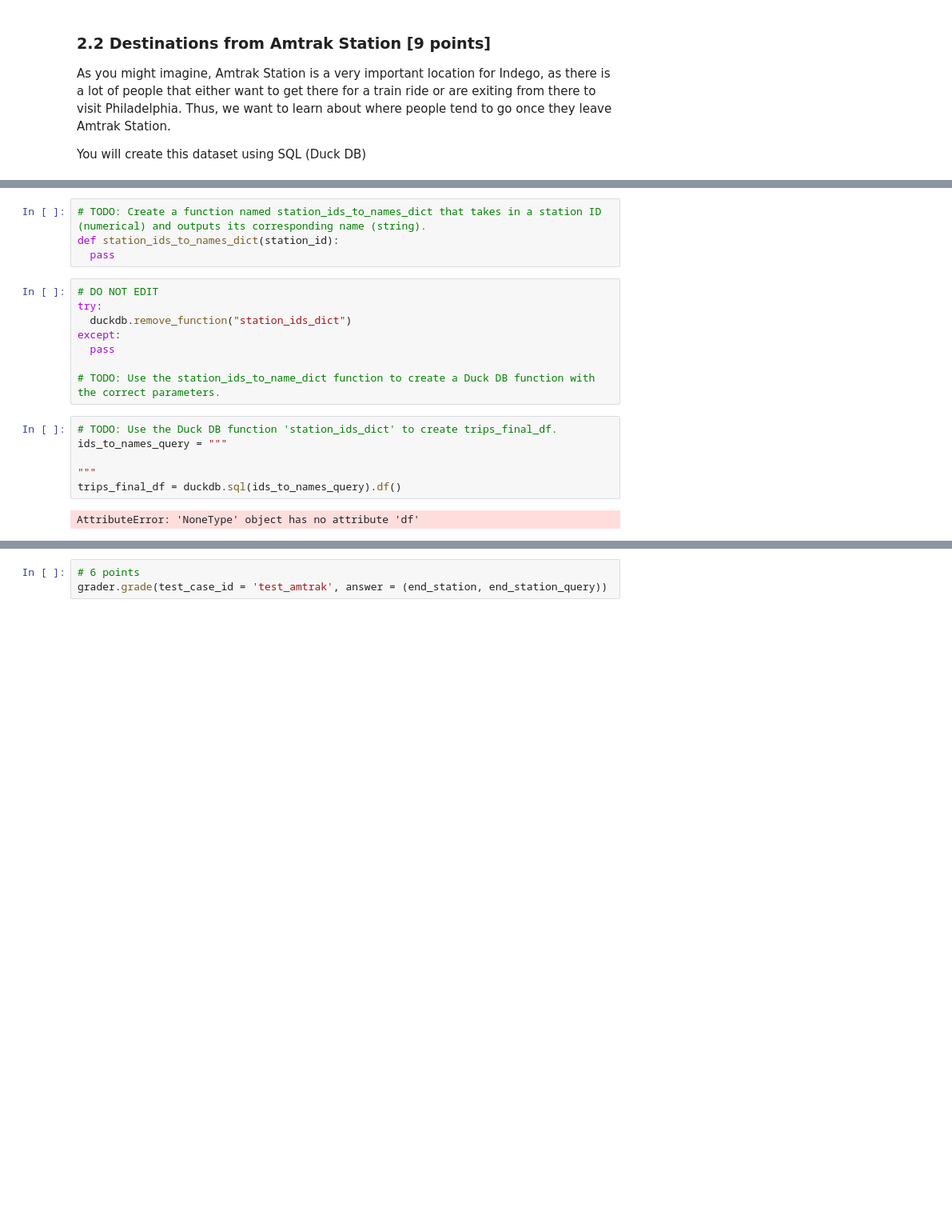
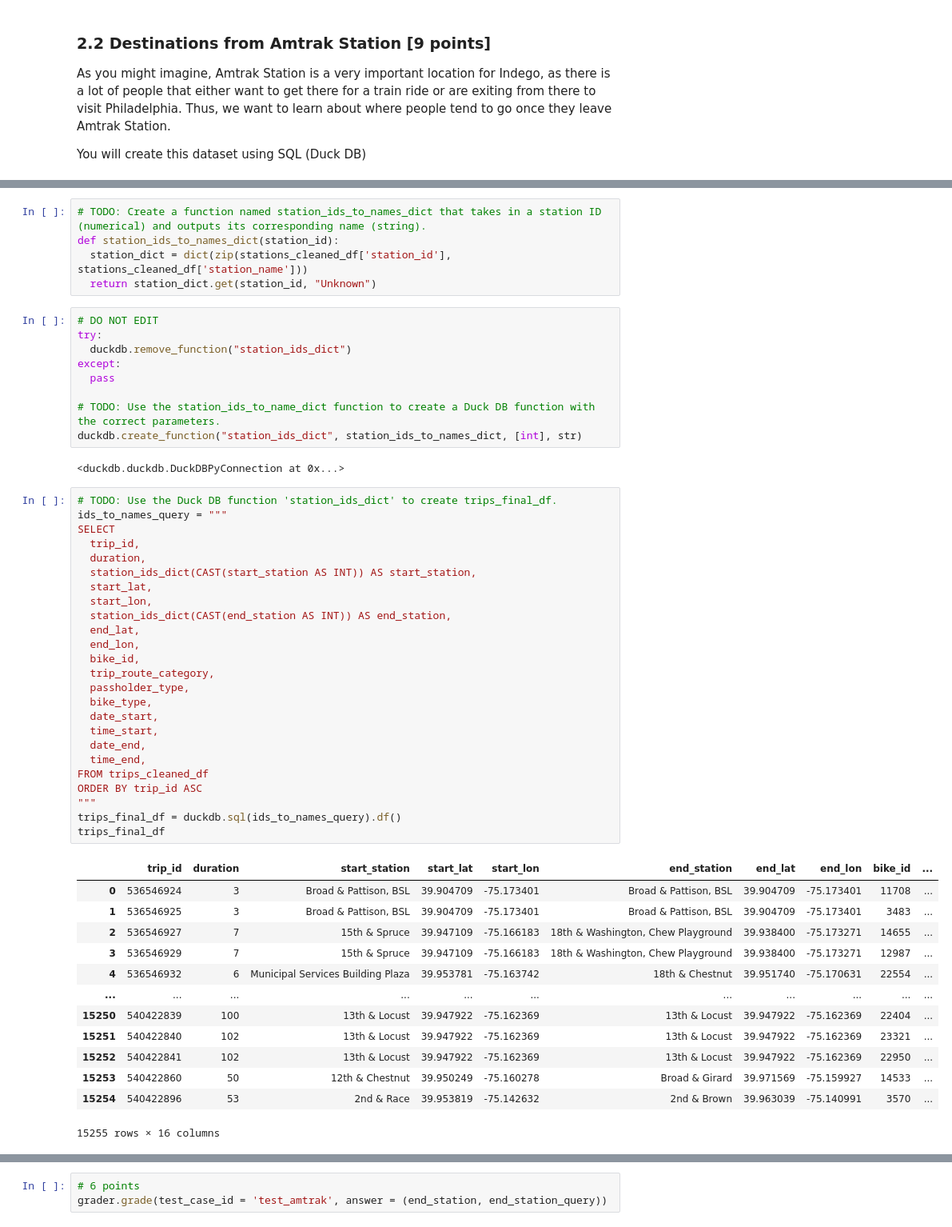
Before and after one commit to YanfuOu/CIS545, a Jupyter notebook: Yanfu_HW2_FA2024.ipynb, the cells around one changed output, grey strips where cells are left out. Shown at 80% size. Drawn from its saved outputs; the diff is of its cells as text; blank space fills up the shorter version.

```diff
--- a/Yanfu_HW2_FA2024.ipynb
+++ b/Yanfu_HW2_FA2024.ipynb
@@ -1100,7 +1132,8 @@ A downside of using SQL to edit a table's columns is that we have to explicitly
 # %%
 # TODO: Create a function named station_ids_to_names_dict that takes in a station ID (numerical) and outputs its corresponding name (string).
 def station_ids_to_names_dict(station_id):
-  pass
+  station_dict = dict(zip(stations_cleaned_df['station_id'], stations_cleaned_df['station_name']))
+  return station_dict.get(station_id, "Unknown")
 # %%
 # DO NOT EDIT
 try:
@@ -1109,14 +1142,48 @@ except:
   pass
 
 # TODO: Use the station_ids_to_name_dict function to create a Duck DB function with the correct parameters.
+duckdb.create_function("station_ids_dict", station_ids_to_names_dict, [int], str)
+# %% [output]
+<duckdb.duckdb.DuckDBPyConnection at 0x...>
 # %%
 # TODO: Use the Duck DB function 'station_ids_dict' to create trips_final_df.
 ids_to_names_query = """
-
+SELECT
+  trip_id,
+  duration,
+  station_ids_dict(CAST(start_station AS INT)) AS start_station,
+  start_lat,
+  start_lon,
+  station_ids_dict(CAST(end_station AS INT)) AS end_station,
+  end_lat,
+  end_lon,
+  bike_id,
+  trip_route_category,
+  passholder_type,
+  bike_type,
+  date_start,
+  time_start,
+  date_end,
+  time_end,
+FROM trips_cleaned_df
+ORDER BY trip_id ASC
 """
 trips_final_df = duckdb.sql(ids_to_names_query).df()
+trips_final_df
 # %% [output]
+|  | trip_id | duration | start_station | start_lat | start_lon | end_station | end_lat | end_lon | bike_id | ... |
+| 0 | 536546924 | 3 | Broad & Pattison, BSL | 39.904709 | -75.173401 | Broad & Pattison, BSL | 39.904709 | -75.173401 | 11708 | ... |
+| 1 | 536546925 | 3 | Broad & Pattison, BSL | 39.904709 | -75.173401 | Broad & Pattison, BSL | 39.904709 | -75.173401 | 3483 | ... |
+| 2 | 536546927 | 7 | 15th & Spruce | 39.947109 | -75.166183 | 18th & Washington, Chew Playground | 39.938400 | -75.173271 | 14655 | ... |
+| 3 | 536546929 | 7 | 15th & Spruce | 39.947109 | -75.166183 | 18th & Washington, Chew Playground | 39.938400 | -75.173271 | 12987 | ... |
+| 4 | 536546932 | 6 | Municipal Services Building Plaza | 39.953781 | -75.163742 | 18th & Chestnut | 39.951740 | -75.170631 | 22554 | ... |
+| ... | ... | ... | ... | ... | ... | ... | ... | ... | ... | ... |
+| 15250 | 540422839 | 100 | 13th & Locust | 39.947922 | -75.162369 | 13th & Locust | 39.947922 | -75.162369 | 22404 | ... |
+| 15251 | 540422840 | 102 | 13th & Locust | 39.947922 | -75.162369 | 13th & Locust | 39.947922 | -75.162369 | 23321 | ... |
+| 15252 | 540422841 | 102 | 13th & Locust | 39.947922 | -75.162369 | 13th & Locust | 39.947922 | -75.162369 | 22950 | ... |
+| 15253 | 540422860 | 50 | 12th & Chestnut | 39.950249 | -75.160278 | Broad & Girard | 39.971569 | -75.159927 | 14533 | ... |
+| 15254 | 540422896 | 53 | 2nd & Race | 39.953819 | -75.142632 | 2nd & Brown | 39.963039 | -75.140991 | 3570 | ... |
-AttributeError: 'NoneType' object has no attribute 'df'
+15255 rows × 16 columns
 # %%
 # 3 points
 grader.grade(test_case_id = 'test_station_ids_to_names', answer = trips_final_df)
```
Also changed, not shown: parts of 4 cells of this notebook.
